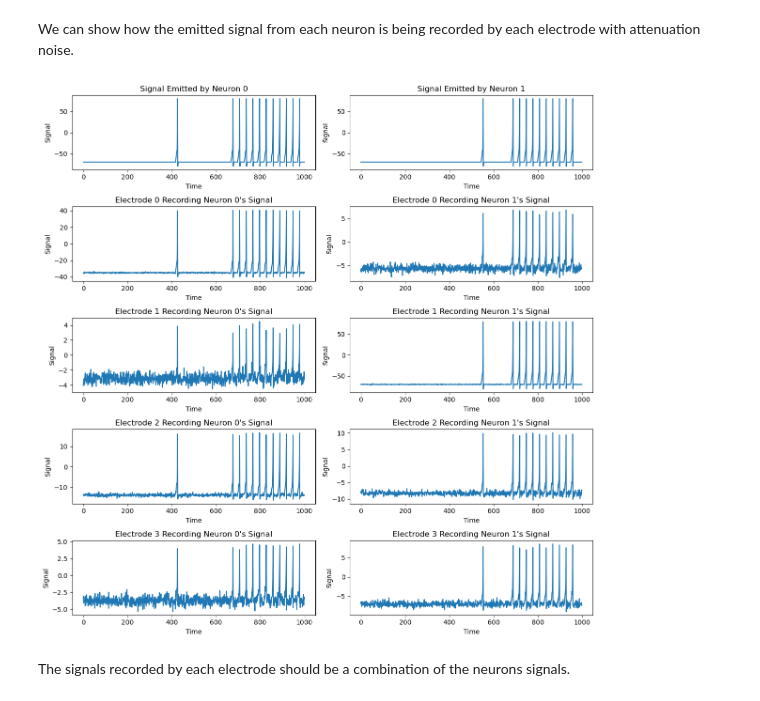
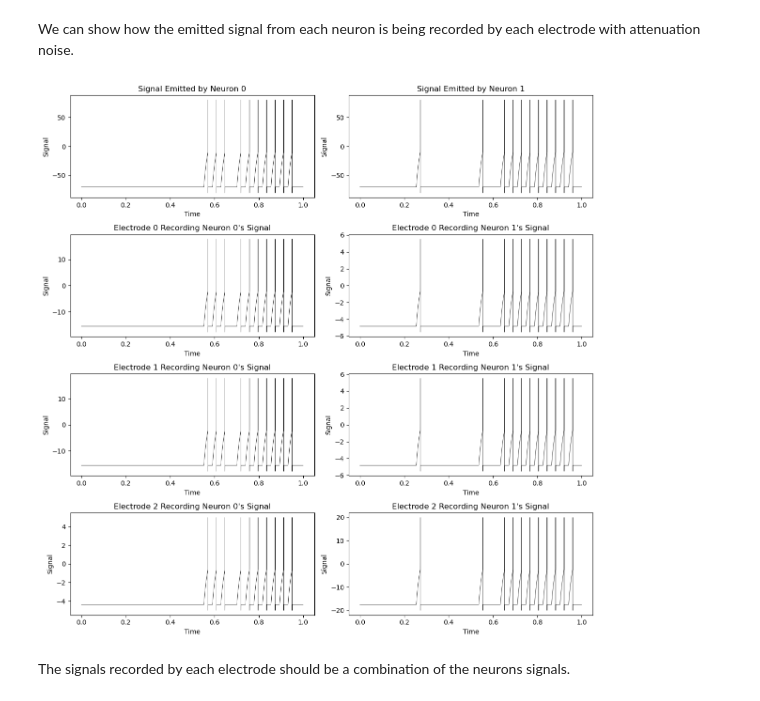
Before and after one commit to SamwelZimmer/spike_analysis, a Jupyter notebook: notebooks/lif_model.ipynb, the cells around one changed output. Drawn from its saved outputs; the diff is of its cells as text; code cells hidden in the pictures.

```diff
--- a/notebooks/lif_model.ipynb
+++ b/notebooks/lif_model.ipynb
@@ -31,7 +36,7 @@ class Neuron:
         I_0 = 0.01
         R = 10**4
         tau = 0.02
-        dv_dt = (-(v-self.v_rest)+R*I_0)/tau
+        dv_dt = (- (v-self.v_rest) + R * I_0)/tau
         return dv_dt
 
     def euler(self, y0, t0):
@@ -43,6 +48,14 @@ class Neuron:
             y += self.h * self.f(t, y)
             y_values.append(y)
         return y_values, t
+
+    def solve_ode(self, y0, t0):
+        sol = solve_ivp(self.f, [t0, self.tf], [y0], method='RK45', t_eval=np.linspace(t0, self.tf, 1000))
+        return sol.y[0], sol.t
+
+    def identify_neuron_spikes(self, neuron_signal) -> List[int]:
+        # the positions of the spikes in the signal
+        return [i for i, value in enumerate(neuron_signal) if value >= max(neuron_signal)]
 
     def simulate(self):
         i = 0
@@ -63,6 +76,8 @@ class Neuron:
                     break
             else:
                 v_t, t = self.euler(self.v_rest, t)
+                print(t)
+                print(v_t)
                 new_i = int(round(t / self.h))
                 if new_i + self.t_ref_i + 2 <= self.length_v:
                     self.v_values[i:new_i] = v_t
@@ -215,13 +393,17 @@ class Grid:
 # %%
-grid = Grid()
+grid = Grid(decay_rate=2, signal_length=1, sample_rate=25000)
 
 # add neurons to the grid -> if no coordinates specified, a single neuron will be placed at the center
 # grid.add_neurons()
-grid.add_neurons([(1, 1), (5, 6)])
+# grid.add_neurons([(4, 6)])
+
+grid.add_neurons([(4, 4), (6, 2)])
 
 # add electrodes to the grid -> if no coordinates specified, three electrode will be randomly placed
 # grid.add_electrodes()
-grid.add_electrodes([(1, 3), (4, 7), (4, 2), (7, 2)])
+# grid.add_electrodes([(1, 3), (4, 7), (4, 1), (7, 2), (3, 3), (1, 5)])
+# grid.add_electrodes([(1, 3), (4, 7), (4, 1), (7, 2)])
+grid.add_electrodes([(1, 4), (4, 7), (8, 0)])
 
 # stimulate the neurons and record their emitted signals
 grid.generate_signals()
@@ -240,38 +440,40 @@ def plot_signals(grid, neuron_ids, electrode_ids):
         neuron_ids = [neuron_ids]
 
     # Create a figure with one subplot for each neuron and electrode
     fig, axs = plt.subplots(len(electrode_ids) + 1, len(neuron_ids), figsize=(12, 12))
 
     # Handle the case where there's only one neuron and multiple electrodes
     if len(neuron_ids) == 1 and len(electrode_ids) > 1:
         axs = np.expand_dims(axs, axis=1)
 
     # Plot the original signals from the neurons
     for ax, neuron_id in zip(axs[0], neuron_ids):
         neuron_signal = grid.neurons_dict[neuron_id]["signal"]
-        time = np.arange(len(neuron_signal))
-        ax.plot(time, neuron_signal)
+        spike_locations = grid.neurons_dict[neuron_id]["spikes"]
+        time = np.arange(len(neuron_signal)) / grid.sample_rate
+        ax.plot(time, neuron_signal, c="k", lw=0.5)
         ax.set_title(f'Signal Emitted by Neuron {neuron_id}')
         ax.set_xlabel('Time')
         ax.set_ylabel('Signal')
 
     # Plot the recorded signals from the electrodes
     for i, electrode_id in enumerate(electrode_ids, start=1):
         for j, ax in enumerate(axs[i]):
             electrode_signal = grid.electrode_dict[electrode_id]["signals"][neuron_ids[j]]
-            time = np.arange(len(electrode_signal))
-            ax.plot(time, electrode_signal)
+            time = np.arange(len(neuron_signal)) / grid.sample_rate
+            ax.plot(time, electrode_signal, c="k", lw=0.5)
+            spike_locations = grid.neurons_dict[j]["spikes"]
             ax.set_title(f"Electrode {electrode_id} Recording Neuron {j}'s Signal")
             ax.set_xlabel('Time')
             ax.set_ylabel('Signal')
 
     # Adjust the layout and show the plot
     plt.tight_layout()
     plt.show()
 
 plot_signals(grid=grid, neuron_ids=list(grid.neurons_dict.keys()), electrode_ids=list(grid.electrode_dict.keys()))
 # %% [output]
-[figure, old version]
+[figure, new version]
 # %% [markdown]
 The signals recorded by each electrode should be a combination of the neurons signals.
 # %%
```
Also changed, not shown: parts of 40 cells of this notebook, 1 other file.
